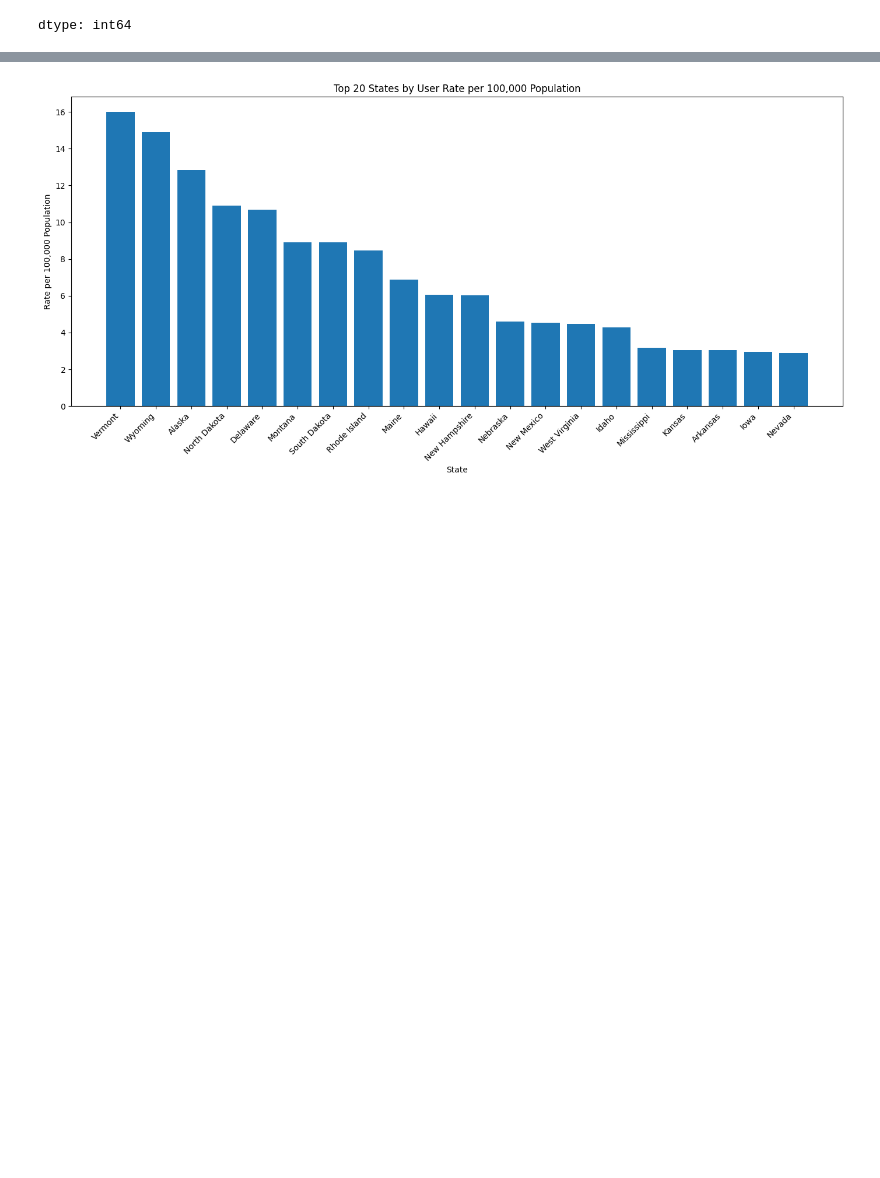
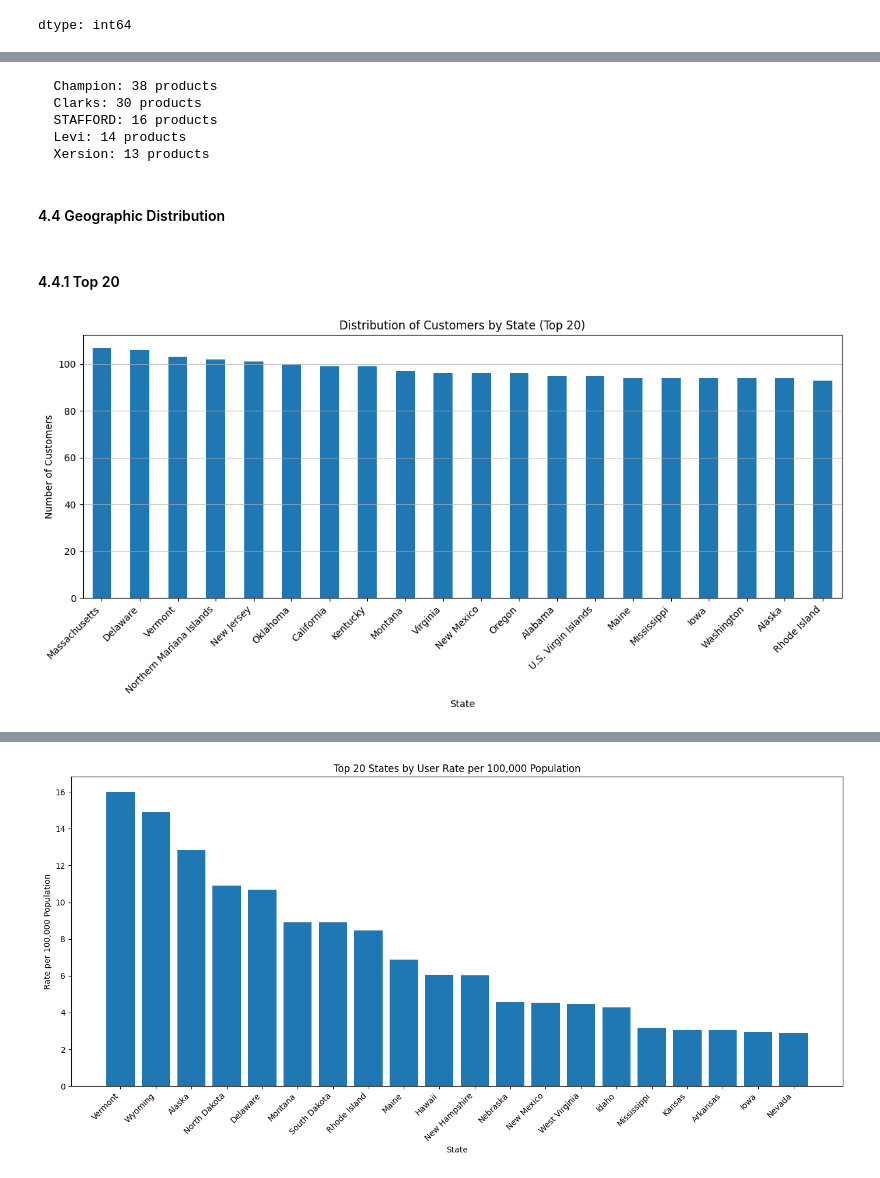
Before and after one commit to RedeemerNtumy/JCPennyConsultancyProject, a Jupyter notebook: 3549063_BD2.ipynb, the cells around one changed output, grey strips where cells are left out. Drawn from its saved outputs; the diff is of its cells as text; code cells hidden in the pictures; blank space fills up the shorter version.

```diff
--- a/3549063_BD2.ipynb
+++ b/3549063_BD2.ipynb
@@ -111,34 +377,6 @@ plot_labels = [
     else updated_products[updated_products['SKU'] == sku]['Name'].value_counts().index[0]
     for sku in top_10_sku_counts.index
 ]
-# %%
-# Creating a reusable plot function
-def plot_top_distribution(data, title, xlabel, ylabel, is_series=True, labels=None, values=None):
-    """
-    Plots a bar chart of the top items in a dataset.
-
-    Parameters:
-    - data: pandas Series or any data used for plotting
-    - title: str, chart title
-    - xlabel: str, label for the x-axis
-    - ylabel: str, label for the y-axis
-    - is_series: bool, True if 'data' is a pandas Series (default)
-    - labels, values: lists or arrays, optional — used if is_series=False
-    """
-    plt.figure(figsize=(12, 6))
-
-    if is_series:
-        # Plot directly from a pandas Series
-        data.plot(kind='bar')
-    else:
-        # Plot manually using labels and values
-        plt.bar(labels, values)
-
-    plt.title(title)
-    plt.xlabel(xlabel)
-    plt.ylabel(ylabel)
-    plt.xticks(rotation=45, ha='right')
-    plt.tight_layout()
 # %%
 # Distribution of the top 10 most bought SKUs with product names
 """
@@ -404,0 +427,29 @@ top_20_states_by_users[['State', 'User_Count', 'Rate_Per_100K']]
+# %%
+# Count brand occurrences in top products
+top_brand_counts = merged_top_products['brand'].value_counts()
+for brand, count in top_brand_counts.head(5).items():
+    print(f"  {brand}: {count} products")
+# %% [output]
+  Champion: 38 products
+  Clarks: 30 products
+  STAFFORD: 16 products
+  Levi: 14 products
+  Xersion: 13 products
+# %% [markdown]
+#### 4.4 Geographic Distribution
+# %%
+# Looking for the states with most and least customers
+state_counts = users['State'].value_counts()
+top_20_states = state_counts.head(20)
+bottom_20_states = state_counts.tail(20)
+# %% [markdown]
+#### 4.4.1 Top 20
+# %%
+plot_top_distribution(
+    data=top_20_states,
+    title='Distribution of Customers by State (Top 20)',
+    xlabel='State',
+    ylabel='Number of Customers'
+)
+# %% [output]
+[figure, added]
```
Also changed, not shown: parts of 146 cells of this notebook.
